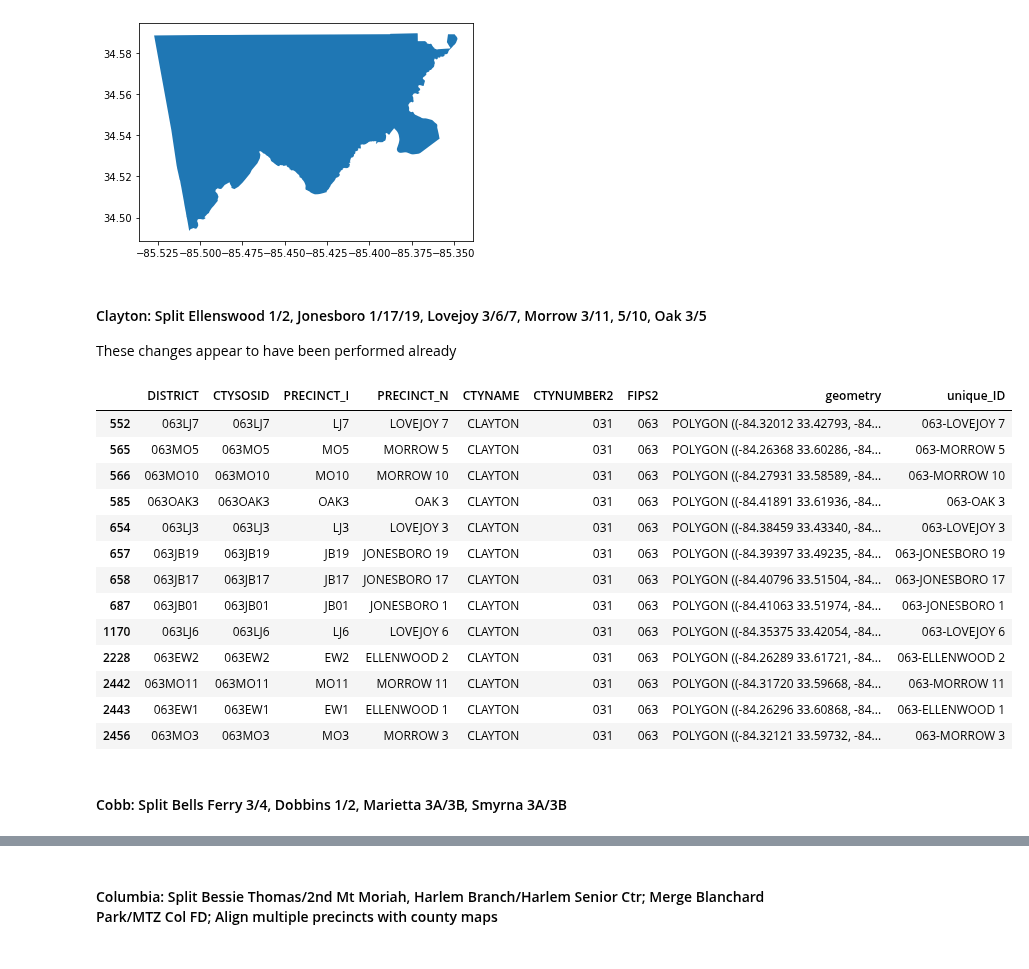
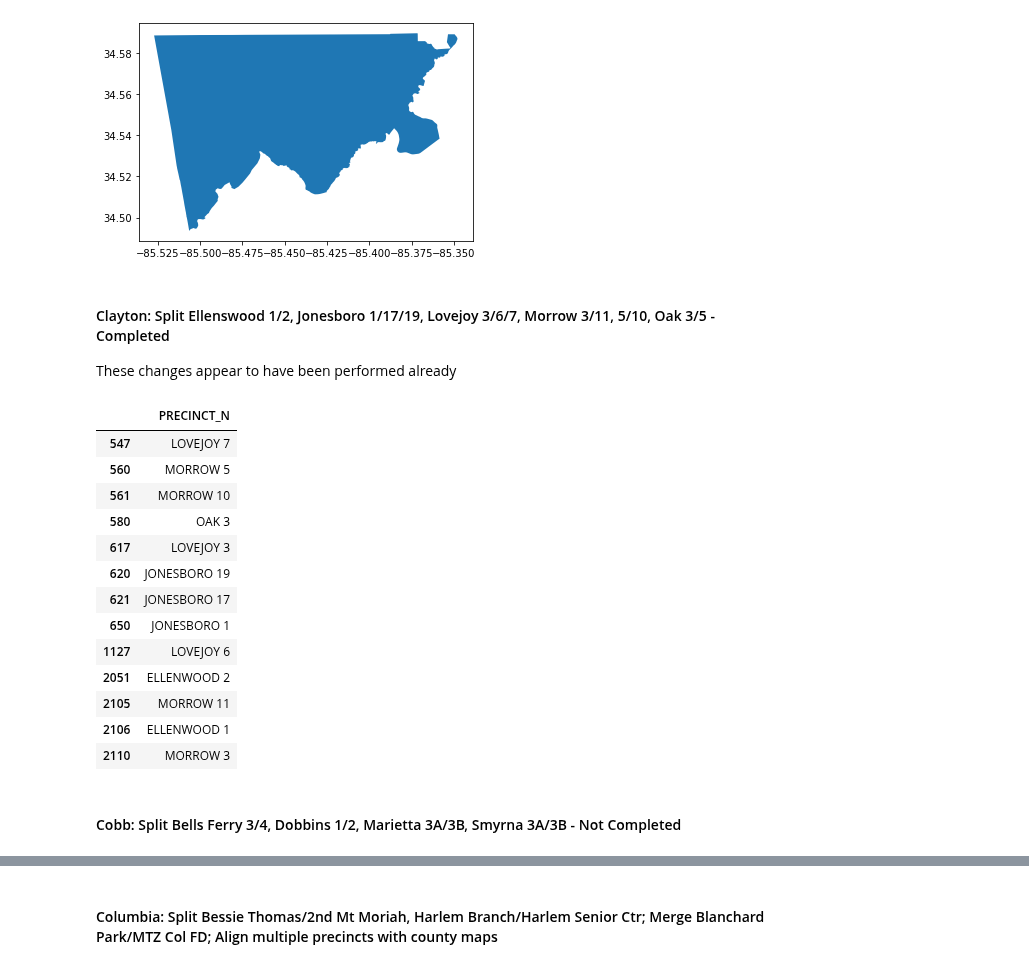
Before and after one commit to nonpartisan-redistricting-datahub/pdv-ga, a Jupyter notebook: vest-ga-2020/vest-ga-2020-validation.ipynb, the cells around one changed output, grey strips where cells are left out. Saved outputs shown, nothing was run; the diff lists cells and outputs as text; code cells hidden in the pictures.

```diff
--- a/vest-ga-2020/vest-ga-2020-validation.ipynb
+++ b/vest-ga-2020/vest-ga-2020-validation.ipynb
@@ -344,5 +349,3 @@ vest_ga_20.head(1)
-# %%
-ga_election['FIPS2'] = ga_election["county_fips"]
 # %%
 data_columns = ['G20PRERTRU', 'G20PREDBID',
        'G20PRELJOR', 'C20PRERTRU', 'C20PREDBID', 'C20PRELJOR', 'G20USSRPER',
@@ -377,7 +382,7 @@ No races contain vote differences
 no_diff = True
 diff_counties=[]
 for i in data_columns:
-    diff = vest_ga_20.groupby(["FIPS2"]).sum()[i]-ga_election.groupby(["FIPS2"]).sum()[i]
+    diff = vest_ga_20.groupby(["FIPS2"]).sum()[i]-ga_election.groupby(["county_fips"]).sum()[i]
     for val in diff[diff != 0].index.values.tolist():
         if val not in diff_counties:
             diff_counties.append(val)
@@ -701,0 +730,13 @@ filtered_fulton = shapefiles_state[shapefiles_state["FIPS2"]=="121"]
+# %%
+#Make a copy of just Fulton (found that this was closer to VEST's final file)
+filtered_fulton = shapefiles_state[shapefiles_state["FIPS2"]=="121"]
+
+#Cobb, Gwinnett and DeKalb
+"13135","13067","13089"
+
+#Fulton and Forsyth
+"13121","13117"
+
+filter_list = ["135","067","089","121","117"]
+
+shapefiles_state = shapefiles_state[~shapefiles_state["FIPS2"].isin(filter_list)]
@@ -756,15 +764,3 @@ Index(['ID', 'AREA', 'DATA', 'DISTRICT', 'CTYSOSID', 'PRECINCT_I',
-# %%
-#Cobb, Gwinnett and DeKalb
-"13135","13067","13089"
-
-#Fulton and Forsyth
-"13121","13117"
-
-filter_list = ["135","067","089","121","117"]
-
-filter_list_mod = ["135","067","089","117"]
-
-shapefiles_state = shapefiles_state[~shapefiles_state["FIPS2"].isin(filter_list_mod)]
 # %%
 print(vest_ga_20.crs)
 
@@ -1065,30 +1062,30 @@ ga_shapefile[ga_shapefile["PRECINCT_N"]=="CLOUDLAND-TELOGA"].plot()
 <AxesSubplot:>
 [figure]
 # %% [markdown]
-#### Clayton: Split Ellenswood 1/2, Jonesboro 1/17/19, Lovejoy 3/6/7, Morrow 3/11, 5/10, Oak 3/5
+#### Clayton: Split Ellenswood 1/2, Jonesboro 1/17/19, Lovejoy 3/6/7, Morrow 3/11, 5/10, Oak 3/5 - Completed
 These changes appear to have been performed already
 # %%
 precinct_list = ["ELLENWOOD 1","ELLENWOOD 2","JONESBORO 1","JONESBORO 17","JONESBORO 19",
                 "LOVEJOY 3","LOVEJOY 6", "LOVEJOY 7", "MORROW 3","MORROW 11","MORROW 5", "MORROW 10", "OAK 3", "OAK 5"]
 
-ga_shapefile[(ga_shapefile["CTYNAME"]=="CLAYTON")&(ga_shapefile["PRECINCT_N"].isin(precinct_list))]
+ga_shapefile[(ga_shapefile["CTYNAME"]=="CLAYTON")&(ga_shapefile["PRECINCT_N"].isin(precinct_list))][["PRECINCT_N"]]
 # %% [output]
-|  | DISTRICT | CTYSOSID | PRECINCT_I | PRECINCT_N | CTYNAME | CTYNUMBER2 | FIPS2 | geometry | unique_ID |
-| 552 | 063LJ7 | 063LJ7 | LJ7 | LOVEJOY 7 | CLAYTON | 031 | 063 | POLYGON ((-84.32012 33.42793, -84... | 063-LOVEJOY 7 |
-| 565 | 063MO5 | 063MO5 | MO5 | MORROW 5 | CLAYTON | 031 | 063 | POLYGON ((-84.26368 33.60286, -84... | 063-MORROW 5 |
-| 566 | 063MO10 | 063MO10 | MO10 | MORROW 10 | CLAYTON | 031 | 063 | POLYGON ((-84.27931 33.58589, -84... | 063-MORROW 10 |
-| 585 | 063OAK3 | 063OAK3 | OAK3 | OAK 3 | CLAYTON | 031 | 063 | POLYGON ((-84.41891 33.61936, -84... | 063-OAK 3 |
-| 654 | 063LJ3 | 063LJ3 | LJ3 | LOVEJOY 3 | CLAYTON | 031 | 063 | POLYGON ((-84.38459 33.43340, -84... | 063-LOVEJOY 3 |
-| 657 | 063JB19 | 063JB19 | JB19 | JONESBORO 19 | CLAYTON | 031 | 063 | POLYGON ((-84.39397 33.49235, -84... | 063-JONESBORO 19 |
-| 658 | 063JB17 | 063JB17 | JB17 | JONESBORO 17 | CLAYTON | 031 | 063 | POLYGON ((-84.40796 33.51504, -84... | 063-JONESBORO 17 |
-| 687 | 063JB01 | 063JB01 | JB01 | JONESBORO 1 | CLAYTON | 031 | 063 | POLYGON ((-84.41063 33.51974, -84... | 063-JONESBORO 1 |
-| 1170 | 063LJ6 | 063LJ6 | LJ6 | LOVEJOY 6 | CLAYTON | 031 | 063 | POLYGON ((-84.35375 33.42054, -84... | 063-LOVEJOY 6 |
-| 2228 | 063EW2 | 063EW2 | EW2 | ELLENWOOD 2 | CLAYTON | 031 | 063 | POLYGON ((-84.26289 33.61721, -84... | 063-ELLENWOOD 2 |
-| 2442 | 063MO11 | 063MO11 | MO11 | MORROW 11 | CLAYTON | 031 | 063 | POLYGON ((-84.31720 33.59668, -84... | 063-MORROW 11 |
-| 2443 | 063EW1 | 063EW1 | EW1 | ELLENWOOD 1 | CLAYTON | 031 | 063 | POLYGON ((-84.26296 33.60868, -84... | 063-ELLENWOOD 1 |
-| 2456 | 063MO3 | 063MO3 | MO3 | MORROW 3 | CLAYTON | 031 | 063 | POLYGON ((-84.32121 33.59732, -84... | 063-MORROW 3 |
+|  | PRECINCT_N |
+| 547 | LOVEJOY 7 |
+| 560 | MORROW 5 |
+| 561 | MORROW 10 |
+| 580 | OAK 3 |
+| 617 | LOVEJOY 3 |
+| 620 | JONESBORO 19 |
+| 621 | JONESBORO 17 |
+| 650 | JONESBORO 1 |
+| 1127 | LOVEJOY 6 |
+| 2051 | ELLENWOOD 2 |
+| 2105 | MORROW 11 |
+| 2106 | ELLENWOOD 1 |
+| 2110 | MORROW 3 |
 # %% [markdown]
-#### Cobb: Split Bells Ferry 3/4, Dobbins 1/2, Marietta 3A/3B, Smyrna 3A/3B
+#### Cobb: Split Bells Ferry 3/4, Dobbins 1/2, Marietta 3A/3B, Smyrna 3A/3B - Not Completed
 # %%
 precinct_list = ["BELLS FERRY 03","BELLS FERRY 04","DOBBINS 01","DOBBINS 02",
                 "SMYRNA 3A","SMYRNA 3B", "MARIETTA 3A", "MARIETTA 3B"]
```
Also changed, not shown: parts of 75 cells of this notebook.
